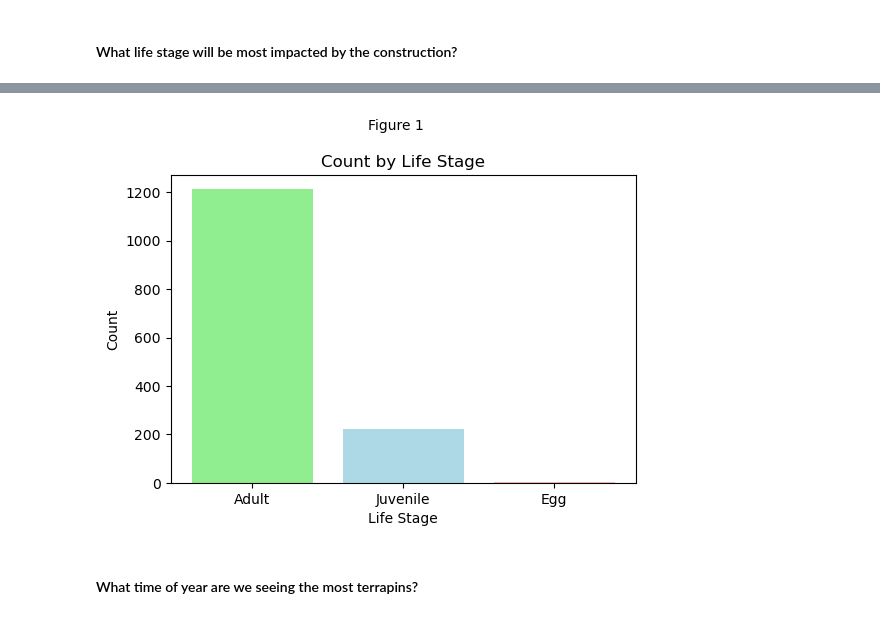
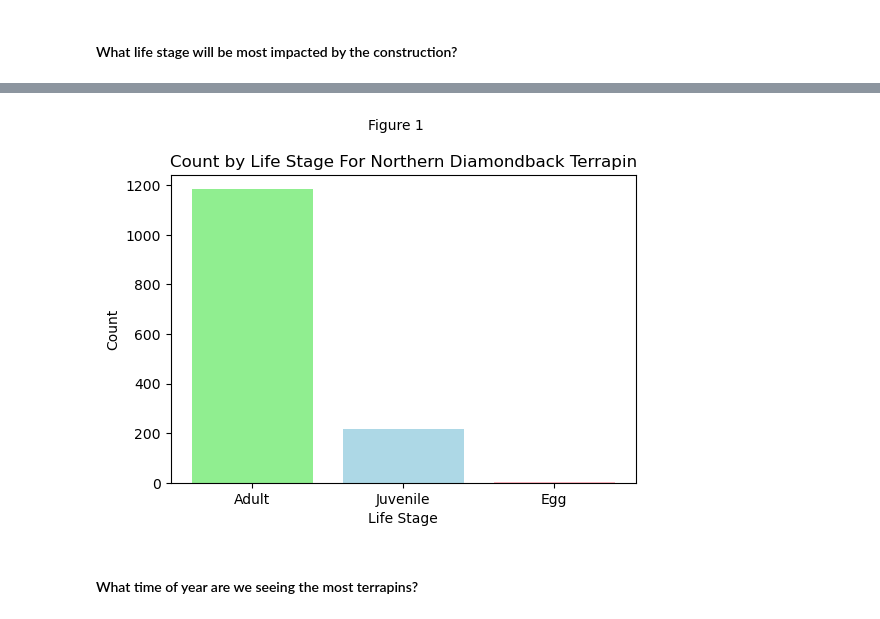
Before and after one commit to taramjacobsen/DSSA-5102_Spring2025, a Jupyter notebook: Assignments/Assignment10_Jacobsen.ipynb, the cells around one changed output, grey strips where cells are left out. Cells and saved outputs as stored; diff of their text form; code cells hidden in the pictures.

Commit message:
Adjust query

```diff
--- a/Assignments/Assignment10_Jacobsen.ipynb
+++ b/Assignments/Assignment10_Jacobsen.ipynb
@@ -686,12 +686,14 @@ conn.commit()
 #### What life stage will be most impacted by the construction?
 # %%
 with engine.connect() as connection:  # Establish a connection
-    query1 = text("""SELECT life_stage, COUNT(*) AS count
-                FROM annotations
-                GROUP BY life_stage
-                ORDER BY count DESC;
-                                 """)  # SELECT life_stage and count FROM the annotations table, GROUP results by the life_stage
-    # and order the count by desc.
+    query1 = text("""SELECT a.life_stage, COUNT(*) AS count
+                    FROM annotations a
+                    JOIN observations o ON a.obs_id = o.id
+                    WHERE o.common_name = 'Northern Diamondback Terrapin'
+                    GROUP BY a.life_stage
+                    ORDER BY count DESC;
+                                 """)  # SELECT life_stage FROM annotations table we call AS a and count we call as count. JOIN the tables
+    # via their id and select only for the turtles using the observation table, called AS o. GROUP BY the life stage in descending order.
     query1 = pd.read_sql(query1, connection)
 
 # Print the results
@@ -706,17 +708,17 @@ query1
 # %%
 query1_cleaned = query1.dropna(subset=['life_stage']) # I was getting an error trying to plot, so I drop the NAs here.
 # Plot the above results.
 plt.figure(figsize=(6, 4))
 plt.bar(query1_cleaned['life_stage'], query1_cleaned['count'], color=['lightgreen', 'lightblue', 'lightpink', 'lightyellow'])
-plt.title('Count by Life Stage')
+plt.title('Count by Life Stage For Northern Diamondback Terrapin')
 plt.suptitle('Figure 1', fontsize=10, y=1.02)
 plt.xlabel('Life Stage')
 plt.ylabel('Count')
 plt.show()
 # Adults would be the most affected by far.
 # %% [output]
 [interactive output not drawn]
-[figure, old version]
+[figure, new version]
 # %% [markdown]
 #### What time of year are we seeing the most terrapins?
 # %%
```
Also changed, not shown: parts of 1 cell of this notebook.
